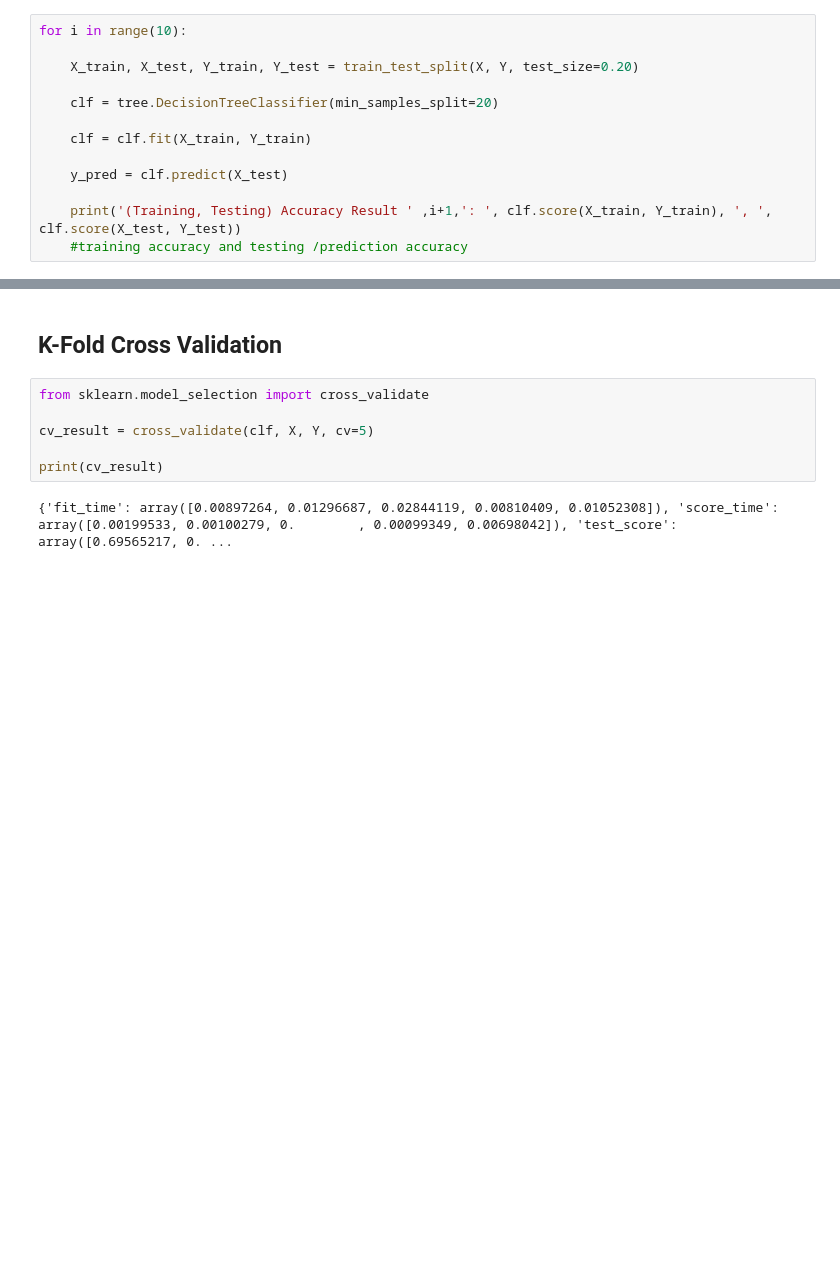
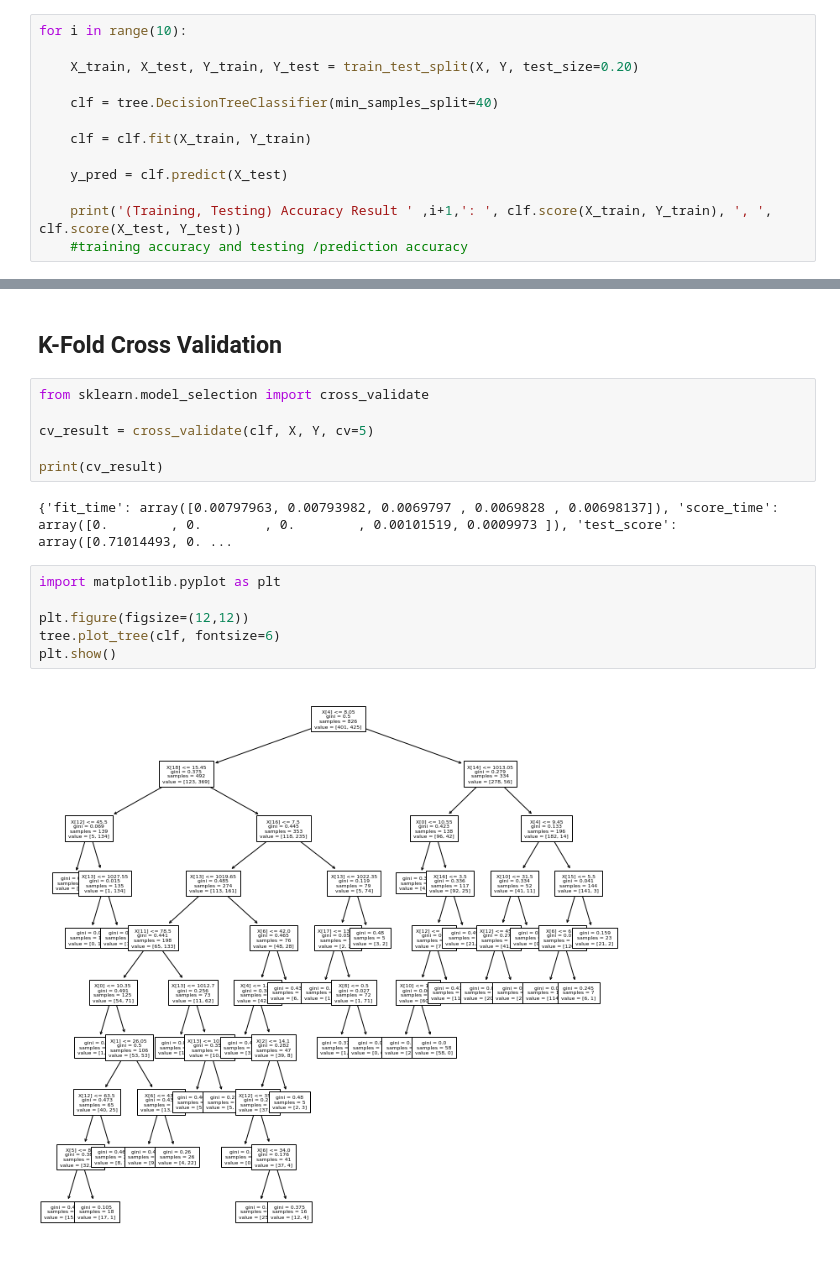
Before and after one commit to dhritix1999/ML-Rainfall-Forecasting-Model, a Jupyter notebook: Assignment2.ipynb, the cells around one changed output, grey strips where cells are left out. Drawn from its saved outputs; the diff is of its cells as text; blank space fills up the shorter version.

```diff
--- a/Assignment2.ipynb
+++ b/Assignment2.ipynb
@@ -36,7 +34,7 @@ for i in range(10):
 
     X_train, X_test, Y_train, Y_test = train_test_split(X, Y, test_size=0.20)
 
-    clf = tree.DecisionTreeClassifier(min_samples_split=20)
+    clf = tree.DecisionTreeClassifier(min_samples_split=40)
 
     clf = clf.fit(X_train, Y_train)
 
@@ -64,4 +62,12 @@ cv_result = cross_validate(clf, X, Y, cv=5)
 
 print(cv_result)
 # %% [output]
-{'fit_time': array([0.00897264, 0.01296687, 0.02844119, 0.00810409, 0.01052308]), 'score_time': array([0.00199533, 0.00100279, 0.        , 0.00099349, 0.00698042]), 'test_score': array([0.69565217, 0. ...
+{'fit_time': array([0.00797963, 0.00793982, 0.0069797 , 0.0069828 , 0.00698137]), 'score_time': array([0.        , 0.        , 0.        , 0.00101519, 0.0009973 ]), 'test_score': array([0.71014493, 0. ...
+# %%
+import matplotlib.pyplot as plt
+
+plt.figure(figsize=(12,12))
+tree.plot_tree(clf, fontsize=6)
+plt.show()
+# %% [output]
+[figure, added]
```
Also changed, not shown: parts of 5 cells of this notebook.
